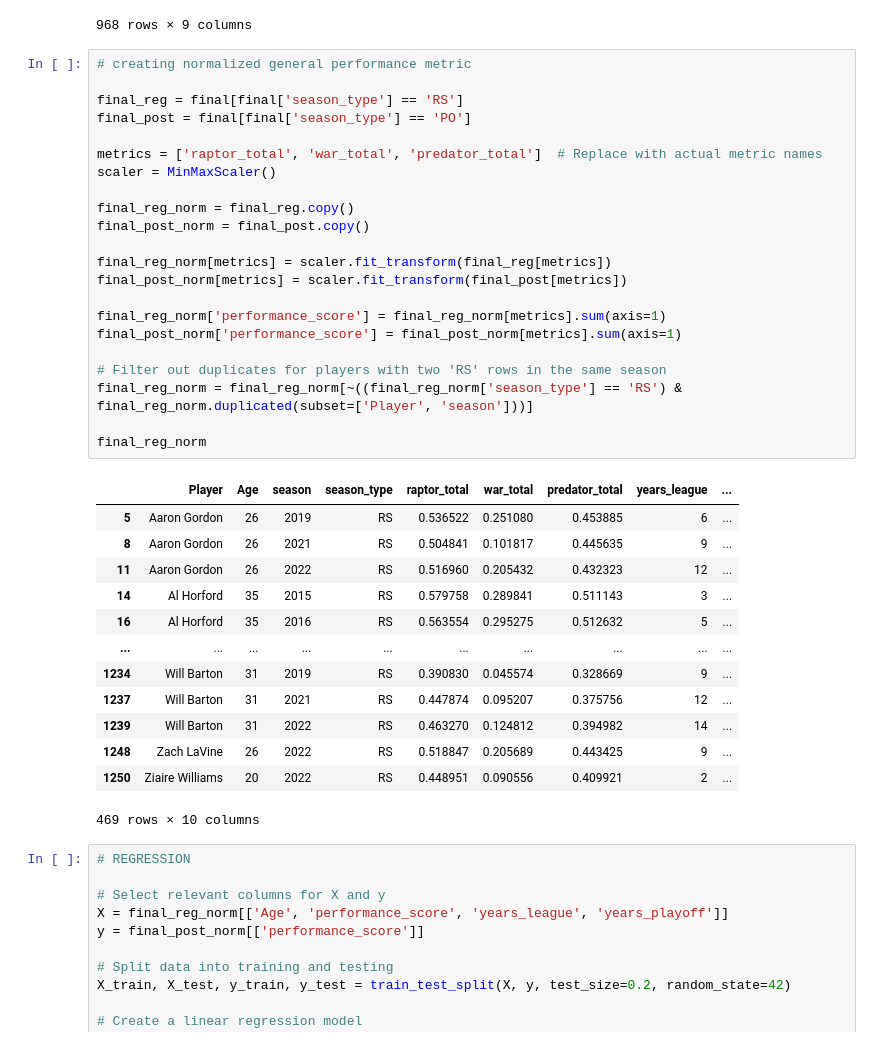
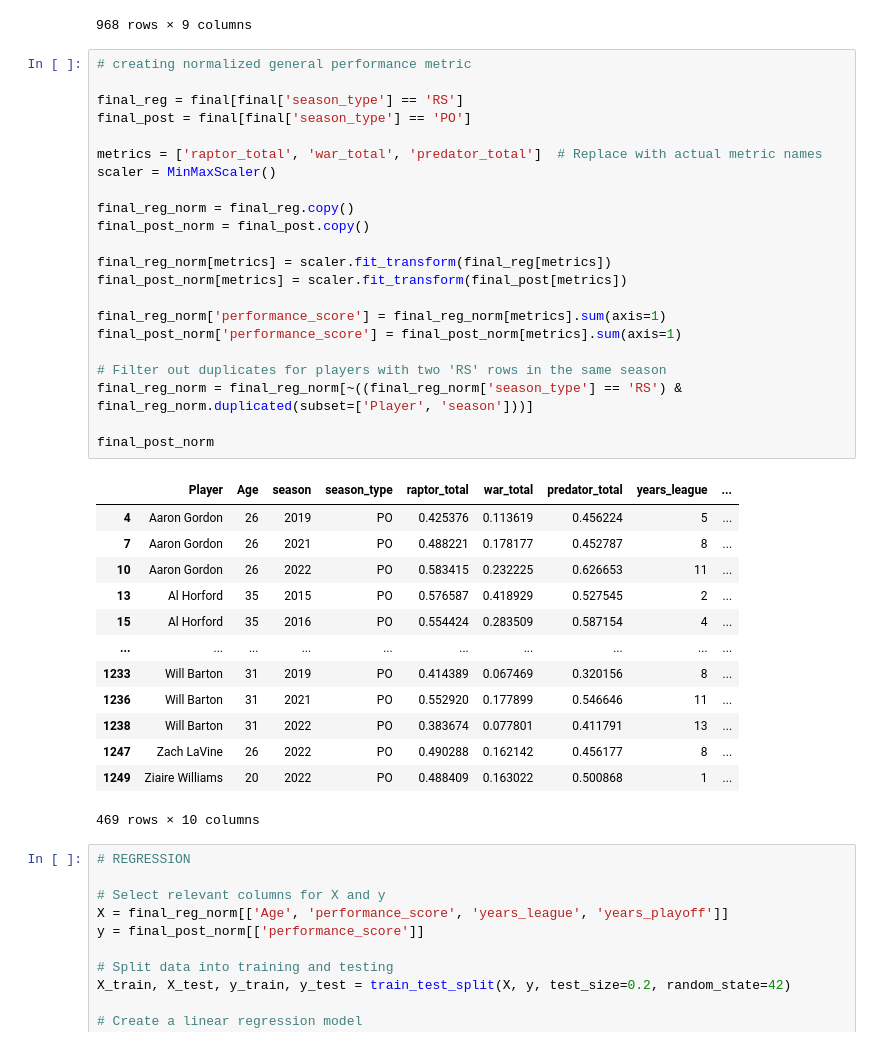
Before and after one commit to samthemanwise/Stat386Project, a Jupyter notebook: playground.ipynb, the cells around one changed output. Drawn from its saved outputs; the diff is of its cells as text.

```diff
--- a/playground.ipynb
+++ b/playground.ipynb
@@ -246,38 +243,38 @@ final
 # %%
 # creating normalized general performance metric
 
 final_reg = final[final['season_type'] == 'RS']
 final_post = final[final['season_type'] == 'PO']
 
 metrics = ['raptor_total', 'war_total', 'predator_total']  # Replace with actual metric names
 scaler = MinMaxScaler()
 
 final_reg_norm = final_reg.copy()
 final_post_norm = final_post.copy()
 
 final_reg_norm[metrics] = scaler.fit_transform(final_reg[metrics])
 final_post_norm[metrics] = scaler.fit_transform(final_post[metrics])
 
 final_reg_norm['performance_score'] = final_reg_norm[metrics].sum(axis=1)
 final_post_norm['performance_score'] = final_post_norm[metrics].sum(axis=1)
 
 # Filter out duplicates for players with two 'RS' rows in the same season
 final_reg_norm = final_reg_norm[~((final_reg_norm['season_type'] == 'RS') & final_reg_norm.duplicated(subset=['Player', 'season']))]
 
-final_reg_norm
+final_post_norm
 # %% [output]
 |  | Player | Age | season | season_type | raptor_total | war_total | predator_total | years_league | ... |
-| 5 | Aaron Gordon | 26 | 2019 | RS | 0.536522 | 0.251080 | 0.453885 | 6 | ... |
-| 8 | Aaron Gordon | 26 | 2021 | RS | 0.504841 | 0.101817 | 0.445635 | 9 | ... |
-| 11 | Aaron Gordon | 26 | 2022 | RS | 0.516960 | 0.205432 | 0.432323 | 12 | ... |
-| 14 | Al Horford | 35 | 2015 | RS | 0.579758 | 0.289841 | 0.511143 | 3 | ... |
-| 16 | Al Horford | 35 | 2016 | RS | 0.563554 | 0.295275 | 0.512632 | 5 | ... |
+| 4 | Aaron Gordon | 26 | 2019 | PO | 0.425376 | 0.113619 | 0.456224 | 5 | ... |
+| 7 | Aaron Gordon | 26 | 2021 | PO | 0.488221 | 0.178177 | 0.452787 | 8 | ... |
+| 10 | Aaron Gordon | 26 | 2022 | PO | 0.583415 | 0.232225 | 0.626653 | 11 | ... |
+| 13 | Al Horford | 35 | 2015 | PO | 0.576587 | 0.418929 | 0.527545 | 2 | ... |
+| 15 | Al Horford | 35 | 2016 | PO | 0.554424 | 0.283509 | 0.587154 | 4 | ... |
 | ... | ... | ... | ... | ... | ... | ... | ... | ... | ... |
-| 1234 | Will Barton | 31 | 2019 | RS | 0.390830 | 0.045574 | 0.328669 | 9 | ... |
-| 1237 | Will Barton | 31 | 2021 | RS | 0.447874 | 0.095207 | 0.375756 | 12 | ... |
-| 1239 | Will Barton | 31 | 2022 | RS | 0.463270 | 0.124812 | 0.394982 | 14 | ... |
-| 1248 | Zach LaVine | 26 | 2022 | RS | 0.518847 | 0.205689 | 0.443425 | 9 | ... |
-| 1250 | Ziaire Williams | 20 | 2022 | RS | 0.448951 | 0.090556 | 0.409921 | 2 | ... |
+| 1233 | Will Barton | 31 | 2019 | PO | 0.414389 | 0.067469 | 0.320156 | 8 | ... |
+| 1236 | Will Barton | 31 | 2021 | PO | 0.552920 | 0.177899 | 0.546646 | 11 | ... |
+| 1238 | Will Barton | 31 | 2022 | PO | 0.383674 | 0.077801 | 0.411791 | 13 | ... |
+| 1247 | Zach LaVine | 26 | 2022 | PO | 0.490288 | 0.162142 | 0.456177 | 8 | ... |
+| 1249 | Ziaire Williams | 20 | 2022 | PO | 0.488409 | 0.163022 | 0.500868 | 1 | ... |
 469 rows × 10 columns
 # %%
 # REGRESSION
```
Also changed, not shown: parts of 3 cells of this notebook, 4 other files.
